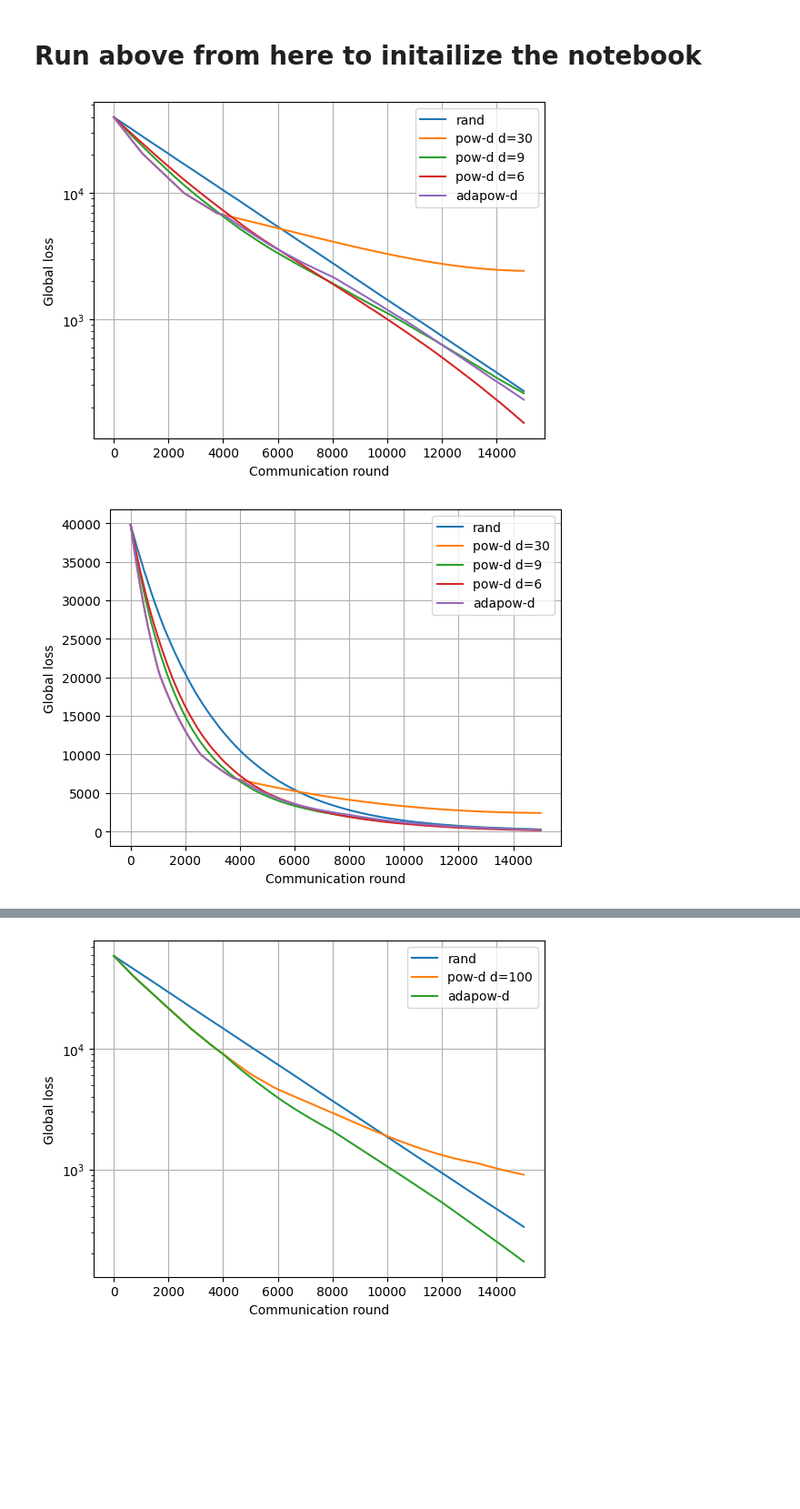
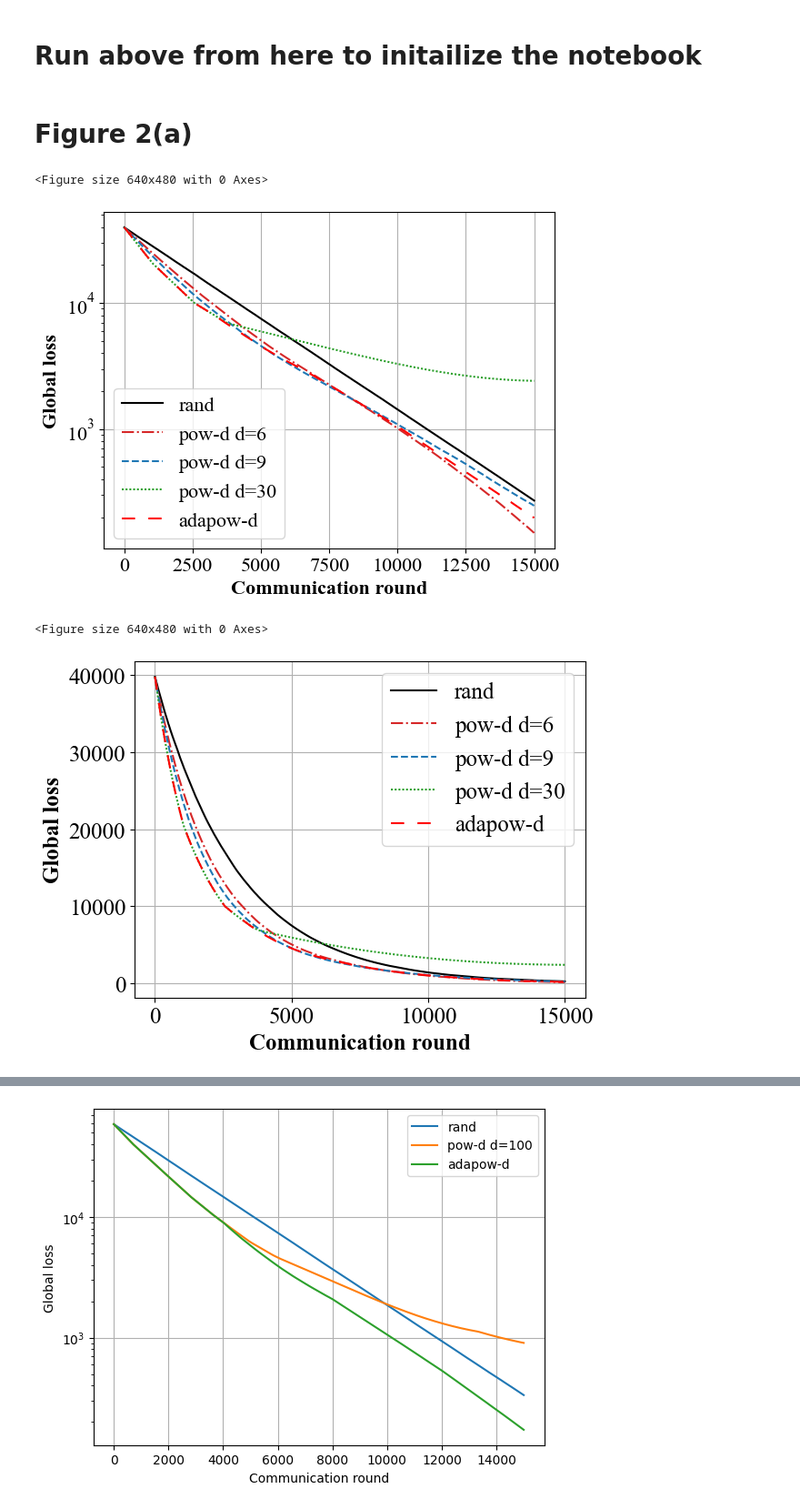
Before and after one commit to peng-ju/Power-of-Choice, a Jupyter notebook: quadratic_optimization/quadratic_sim.ipynb, the cells around one changed output, grey strips where cells are left out. Shown at 91% size. Drawn from its saved outputs; the diff is of its cells as text; code cells hidden in the pictures; blank space fills up the shorter version.

```diff
--- a/quadratic_optimization/quadratic_sim.ipynb
+++ b/quadratic_optimization/quadratic_sim.ipynb
@@ -7,6 +9,6 @@ from tqdm import tqdm
 # from quadoption import args_parser
 # %%
-def get_rhos(p_dat, it, currcli_loss, args, x_temp):
+def get_idxs_users_rhos(p_dat, it, currcli_loss, args, x_temp, all_mult_mat, x_mult_opt, loc_fmin, glob_loss, local_optloss, rhotilde_deno):
     '''
     Get the estimate rhos (not theoretical ones) by setting the range of $w$ as the $\overbar{w}$s for each iteration
     :return: estimate of rhobar, rhotilde
@@ -16,7 +18,7 @@ def get_rhos(p_dat, it, currcli_loss, args, x_temp):
     size = args.num_users*args.frac
     selidxs_freq = np.zeros(args.num_users)
     p_dat = np.ndarray.flatten(p_dat)
-    print(args.__dict__)
+    # print(args.__dict__)
     for ii in range(it + 1):
         if args.seltype == 'rand':
             idxs_users = np.random.choice(args.num_users, p=p_dat, size=int(size), replace=True)
@@ -115,7 +117,7 @@ def callocloss(x,H,e, args):
     return ans
 # %%
 class Args_parser():
-    def __init__(self, seltype = "rand", powd = 30, num_users = 30, epochs = 50000):
+    def __init__(self, seltype = "rand", powd = 30, num_users = 30, epochs = 50000, get_rhos=False):
         self.name = "default"
         self.num_users = num_users # 30
         self.frac = 0.1
@@ -129,6 +131,7 @@ class Args_parser():
         self.seltype = seltype # "rand"
         self.dim = 5
         self.eq = 0
+        self.get_rhos = get_rhos
 # %%
 # args = Args_parser(seltype = "powd", powd = 30, num_users = 30)
 # args.seltype
@@ -403,6 +418,8 @@ def quadratic_optimization(seltype = "rand", powd = 30, num_users = 30, epochs =
 # global_loss, rhobarm, rhot_rhob = quadratic_optimization(seltype = "rand", powd = 30, num_users = 30)
 # %%
 # plt.plot(global_loss)
+# %% [markdown]
+# Figure 2(a)
 # %%
 global_loss_rand_powd30_users30 = quadratic_optimization(seltype = "rand", powd = 30, num_users = 30, epochs = 15000)
 global_loss_powd_powd30_users30 = quadratic_optimization(seltype = "powd", powd = 30, num_users = 30, epochs = 15000)
@@ -410,12 +427,27 @@ global_loss_powd_powd9_users30 = quadratic_optimization(seltype = "powd", powd =
 global_loss_powd_powd6_users30 = quadratic_optimization(seltype = "powd", powd = 6, num_users = 30, epochs = 15000)
 global_loss_adapow_powd30_users30 = quadratic_optimization(seltype = "adapow-d", powd = 30, num_users = 30, epochs = 15000)
 # %%
+c_t = cm.get_cmap('tab10')
+ftsize = 16
+params = {'legend.fontsize': ftsize,
+         'axes.labelsize': ftsize,
+         'axes.titlesize':ftsize,
+         'xtick.labelsize':ftsize,
+         'ytick.labelsize':ftsize}
+plt.rcParams.update(params)
+lw = 2
+plt.rcParams["font.family"] = "Times New Roman"
+plt.rcParams['axes.labelweight'] = 'bold'
+# plt.figure(figsize=(16,14.5))
+plt.subplots_adjust(right=1.1, top=0.9)
+rcParams['axes.titlepad'] = 14
+
 plt.figure()
-plt.plot(global_loss_rand_powd30_users30, label = "rand")
-plt.plot(global_loss_powd_powd30_users30, label = "pow-d d=30")
-plt.plot(global_loss_powd_powd9_users30, label = "pow-d d=9")
-plt.plot(global_loss_powd_powd6_users30, label = "pow-d d=6")
-plt.plot(global_loss_adapow_powd30_users30, label = "adapow-d")
+plt.plot(global_loss_rand_powd30_users30, color="k", ls="-", label="rand")
+plt.plot(global_loss_powd_powd6_users30, color=c_t(3), ls="-.", label = "pow-d d=6")
+plt.plot(global_loss_powd_powd9_users30, color=c_t(0), ls="--", label = "pow-d d=9")
+plt.plot(global_loss_powd_powd30_users30, color=c_t(2), ls=(0, (1, 1)), label = "pow-d d=30")
+plt.plot(global_loss_adapow_powd30_users30, color="r", ls="-", dashes=[7, 7], label = "adapow-d")
 plt.yscale("log")
 
 plt.ylabel('Global loss')
@@ -428,23 +460,40 @@ plt.grid()
 # plt.title('K=30, m={}'.format(sample_ratio))
 plt.show()
 # %% [output]
+<Figure size 640x480 with 0 Axes>
-[figure, old version]
+[figure, new version]
 # %%
+c_t = cm.get_cmap('tab10')
+ftsize = 18
+params = {'legend.fontsize': ftsize,
+         'axes.labelsize': ftsize,
+         'axes.titlesize':ftsize,
+         'xtick.labelsize':ftsize,
+         'ytick.labelsize':ftsize}
+plt.rcParams.update(params)
+lw = 2
+plt.rcParams["font.family"] = "Times New Roman"
+plt.rcParams['axes.labelweight'] = 'bold'
+# plt.figure(figsize=(16,14.5))
+plt.subplots_adjust(right=1.1, top=0.9)
+rcParams['axes.titlepad'] = 14
+
 plt.figure()
-plt.plot(global_loss_rand_powd30_users30, label = "rand")
-plt.plot(global_loss_powd_powd30_users30, label = "pow-d d=30")
-plt.plot(global_loss_powd_powd9_users30, label = "pow-d d=9")
-plt.plot(global_loss_powd_powd6_users30, label = "pow-d d=6")
-plt.plot(global_loss_adapow_powd30_users30, label = "adapow-d")
+plt.plot(global_loss_rand_powd30_users30, color="k", ls="-", label="rand")
+plt.plot(global_loss_powd_powd6_users30, color=c_t(3), ls="-.", label = "pow-d d=6")
+plt.plot(global_loss_powd_powd9_users30, color=c_t(0), ls="--", label = "pow-d d=9")
+plt.plot(global_loss_powd_powd30_users30, color=c_t(2), ls=(0, (1, 1)), label = "pow-d d=30")
+plt.plot(global_loss_adapow_powd30_users30, color="r", ls="-", dashes=[7, 7], label = "adapow-d")
 
 plt.ylabel('Global loss')
 plt.xlabel('Communication round')
 legend_properties = {'weight':'bold'}
 plt.xticks()
 plt.yticks()
 plt.legend()
 plt.grid()
 # plt.title('K=30, m={}'.format(sample_ratio))
 plt.show()
 # %% [output]
+<Figure size 640x480 with 0 Axes>
-[figure, old version]
+[figure, new version]
```
Also changed, not shown: parts of 20 cells of this notebook.
